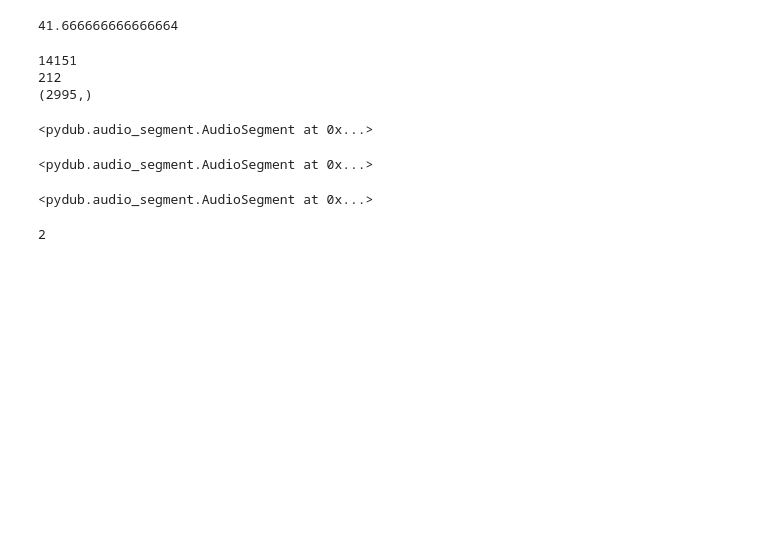
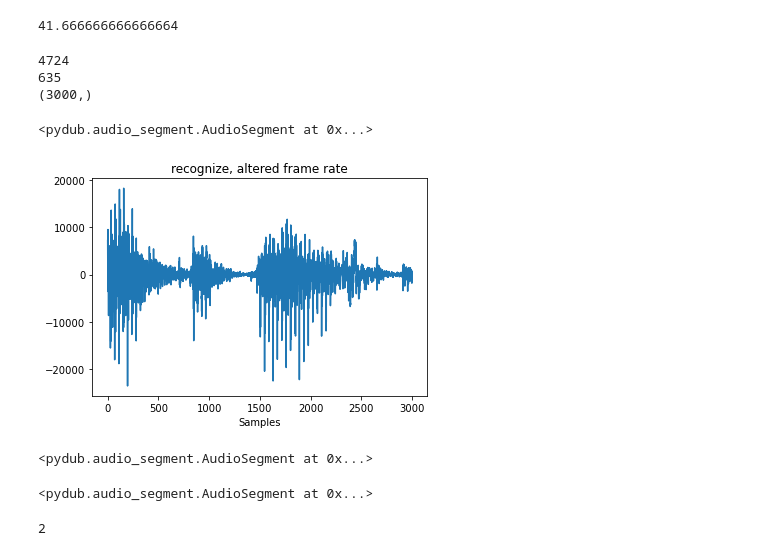
Before and after one commit to anbillinger/capstone, a Jupyter notebook: EDA.ipynb, the cells around one changed output. Drawn from its saved outputs; the diff is of its cells as text; code cells hidden in the pictures; blank space fills up the shorter version.

```diff
--- a/EDA.ipynb
+++ b/EDA.ipynb
@@ -115,7 +133,7 @@ for aud in aud_list:
 import numpy as np
 default_rate= 48000
 
-selection = aud_list[-1]
+selection = aud_list[2]
 
 temp = selection.set_frame_rate(round(default_rate*62.5/len(selection)))
 print(temp.frame_rate)
@@ -126,10 +144,19 @@ samps = np.array(temp.get_array_of_samples())
 print(samps.shape)
 temp
 # %% [output]
-14151
-212
-(2995,)
+4724
+635
+(3000,)
 <pydub.audio_segment.AudioSegment at 0x...>
+# %%
+plt.figure()
+temp_samps = np.array(temp.get_array_of_samples())
+plt.plot(range(len(temp_samps)),temp_samps)
+plt.xlabel('Samples')
+plt.title('recognize, altered frame rate')
+plt.show()
+# %% [output]
+[figure, added]
 # %%
 for aud in aud_list:
     samps = np.array(aud.get_array_of_samples())
```
Also changed, not shown: parts of 5 cells of this notebook, 11 other files.
